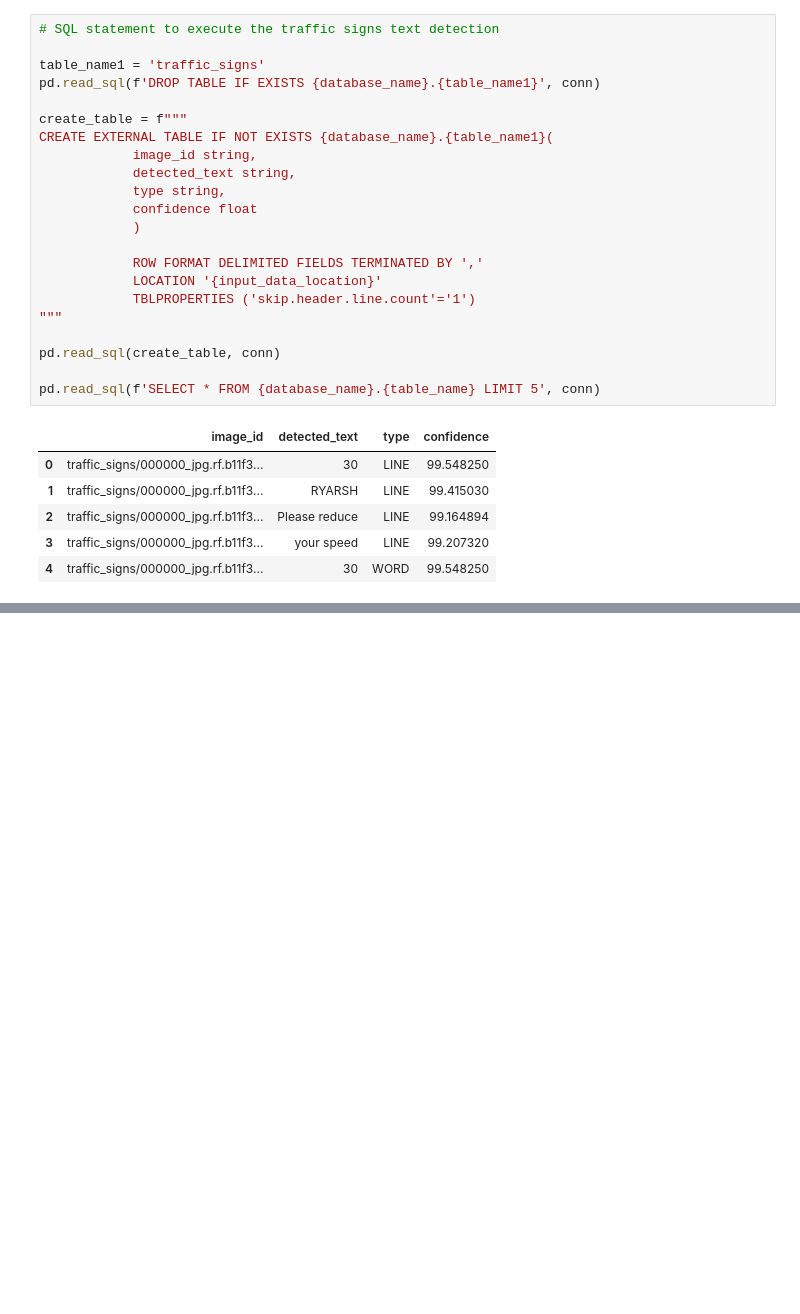
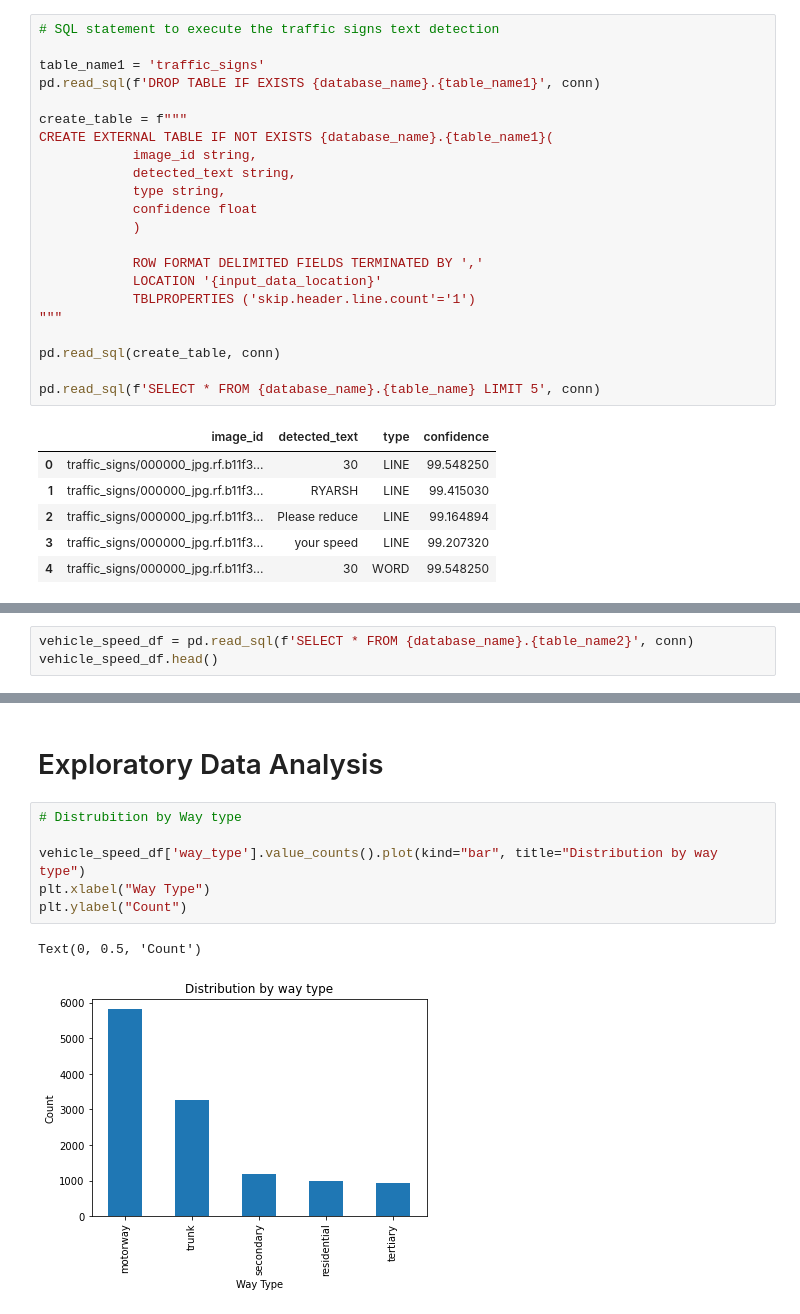
Before and after one commit to jesseg102/ADS-508--Cloud-Computing, a Jupyter notebook: final_project.ipynb, the cells around one changed output, grey strips where cells are left out. Cells and saved outputs as stored; diff of their text form; blank space fills up the shorter version.

```diff
--- a/final_project.ipynb
+++ b/final_project.ipynb
@@ -164,0 +204,3 @@ pd.read_sql(f'SELECT * FROM {database_name}.{table_name} LIMIT 5', conn)
+# %%
+vehicle_speed_df = pd.read_sql(f'SELECT * FROM {database_name}.{table_name2}', conn)
+vehicle_speed_df.head()
@@ -164,0 +214,11 @@ pd.read_sql(f'SELECT * FROM {database_name}.{table_name} LIMIT 5', conn)
+# %% [markdown]
+# Exploratory Data Analysis
+# %%
+# Distrubition by Way type
+
+vehicle_speed_df['way_type'].value_counts().plot(kind="bar", title="Distribution by way type")
+plt.xlabel("Way Type")
+plt.ylabel("Count")
+# %% [output]
+Text(0, 0.5, 'Count')
+[figure, added]
```
Also changed, not shown: parts of 9 cells of this notebook.
